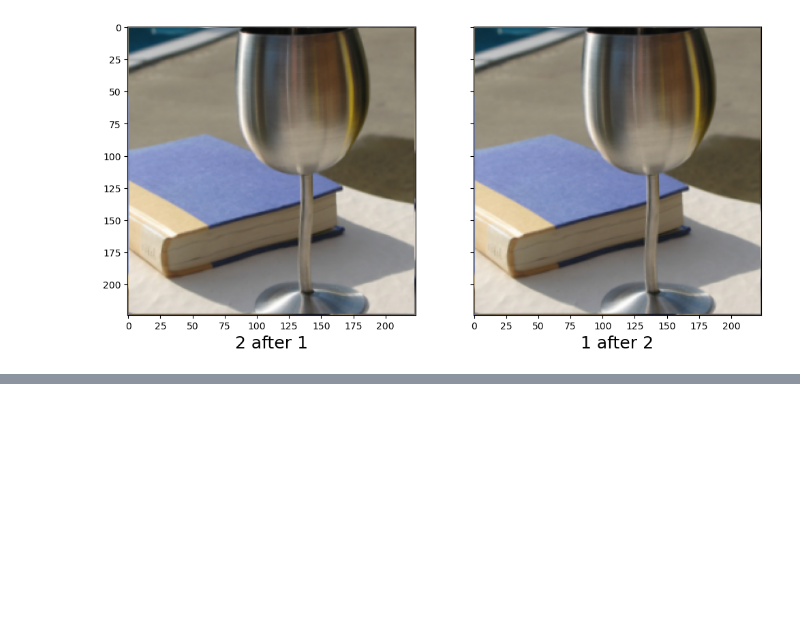
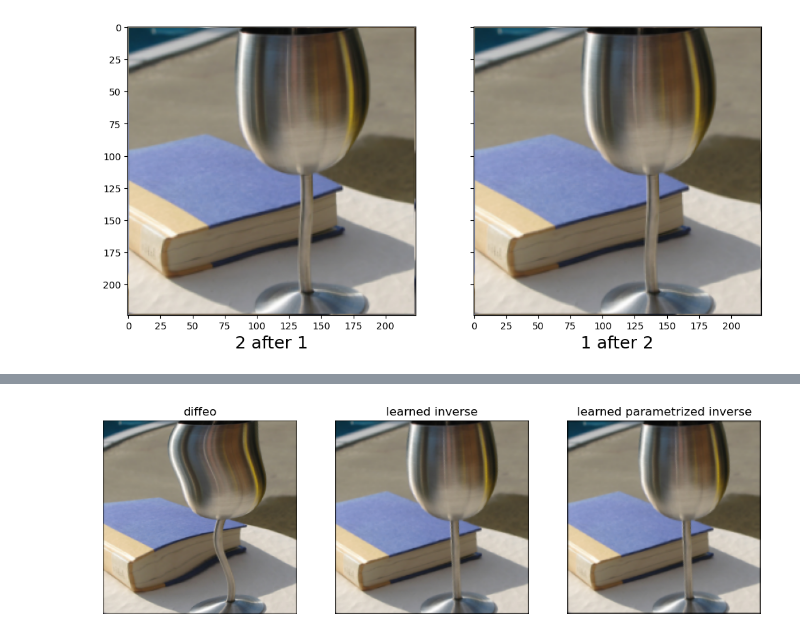
Before and after one commit to Alex-Xiaole-Jiang/diffeo-equivariance, a Jupyter notebook: main.ipynb, the cells around one changed output, grey strips where cells are left out. Saved outputs shown, nothing was run; the diff lists cells and outputs as text; code cells hidden in the pictures; blank space fills up the shorter version.

```diff
--- a/main.ipynb
+++ b/main.ipynb
@@ -115,0 +164,6 @@ for i in tqdm(range(100)):
+# %%
+sparse_diffeos = sparse_diffeo_container(224, 224)
+sparse_diffeos.sparse_AB_append(1,4,2,0.5,1)
+sparse_diffeos.get_all_grid()
+sparse_diffeos.to(device)
+inv_grid = sparse_diffeos.get_inverse_grid(base_learning_rate=200)
@@ -115,0 +243,11 @@ for i in tqdm(range(100)):
+# %%
+fig, axes = plt.subplots(1, 3, figsize = (12,4))
+axes[0].imshow(toImage(sparse_diffeos(fav_image.unsqueeze(0).to(device))[0].squeeze()))
+axes[0].set_title('diffeo')
+axes[1].imshow(toImage(inv_grid(sparse_diffeos(fav_image.unsqueeze(0).to(device))[0])[0].squeeze()))
+axes[1].set_title('learned inverse')
+axes[2].imshow(toImage(F.grid_sample(sparse_diffeos(fav_image.unsqueeze(0).to(device))[0], grid).squeeze()))
+axes[2].set_title('learned parametrized inverse')
+[ax.axis('off') for ax in axes];
+# %% [output]
+[figure, added]
```
Also changed, not shown: parts of 44 cells of this notebook.
